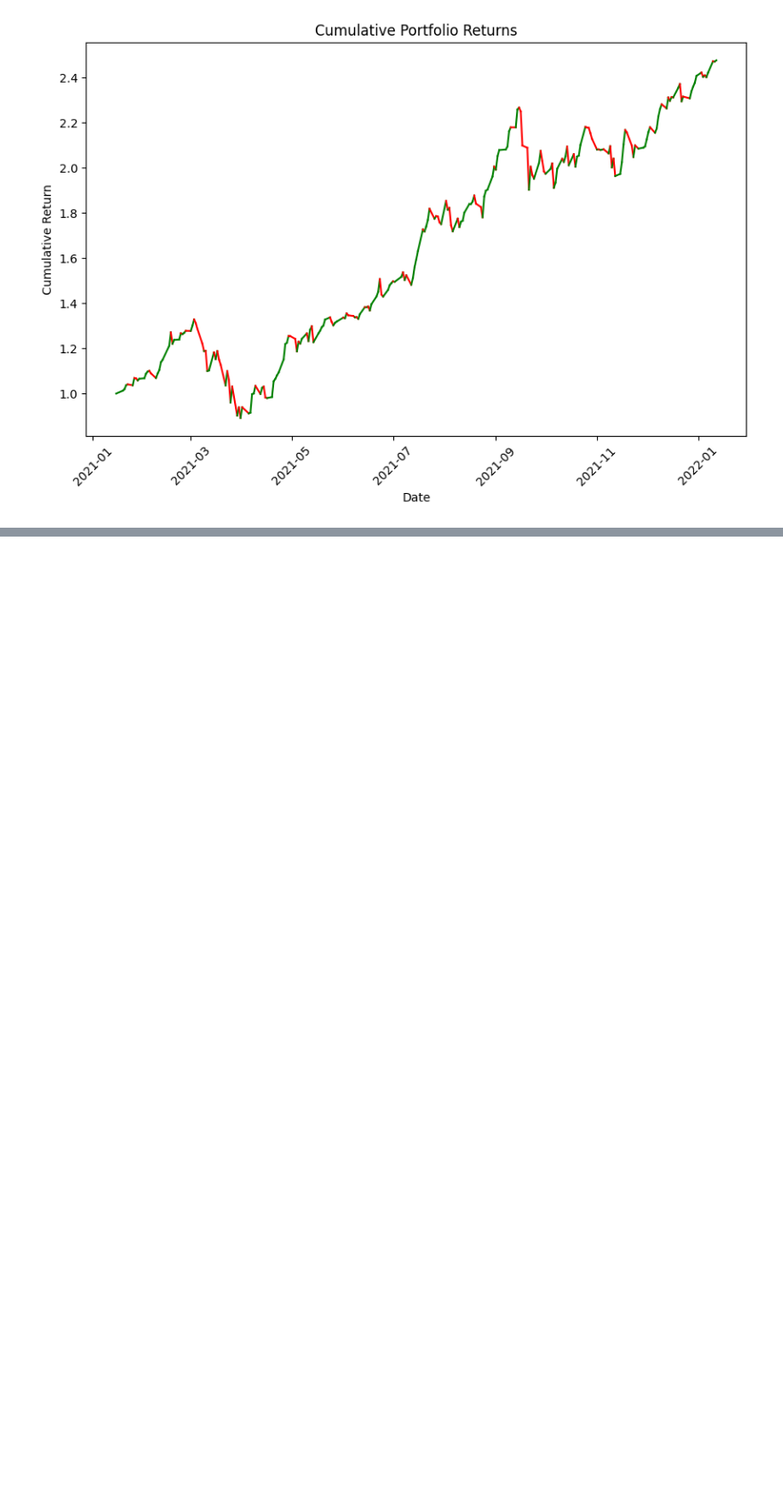
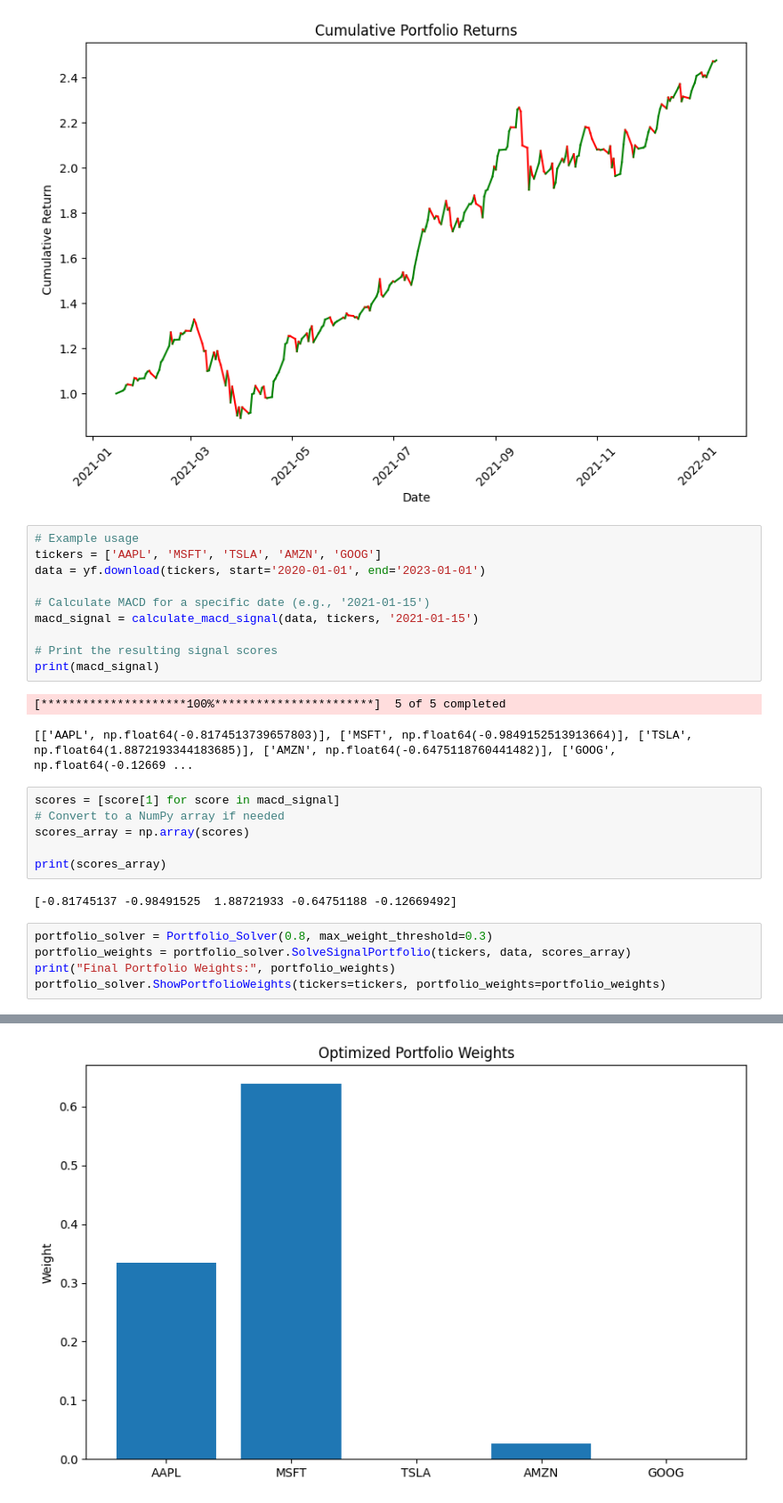
Before and after one commit to mathieupelo/SDA-Project, a Jupyter notebook: pipeline.ipynb, the cells around one changed output, grey strips where cells are left out. Shown at 89% size. Cells and saved outputs as stored; diff of their text form; blank space fills up the shorter version.

```diff
--- a/pipeline.ipynb
+++ b/pipeline.ipynb
@@ -81,3 +75,30 @@ portfolio_solver.ShowPortfolioPerformance(cumulative_returns, filtered_data)
 Total Portfolio Return: 147.66%
 Annualized Portfolio Return: 147.66%
 [figure]
+# %%
+# Example usage
+tickers = ['AAPL', 'MSFT', 'TSLA', 'AMZN', 'GOOG']
+data = yf.download(tickers, start='2020-01-01', end='2023-01-01')
+
+# Calculate MACD for a specific date (e.g., '2021-01-15')
+macd_signal = calculate_macd_signal(data, tickers, '2021-01-15')
+
+# Print the resulting signal scores
+print(macd_signal)
+# %% [output]
+[*********************100%***********************]  5 of 5 completed
+[['AAPL', np.float64(-0.8174513739657803)], ['MSFT', np.float64(-0.9849152513913664)], ['TSLA', np.float64(1.8872193344183685)], ['AMZN', np.float64(-0.6475118760441482)], ['GOOG', np.float64(-0.12669 ...
+# %%
+scores = [score[1] for score in macd_signal]
+# Convert to a NumPy array if needed
+scores_array = np.array(scores)
+
+print(scores_array)
+# %% [output]
+[-0.81745137 -0.98491525  1.88721933 -0.64751188 -0.12669492]
+# %%
+portfolio_solver = Portfolio_Solver(0.8, max_weight_threshold=0.3)
+portfolio_weights = portfolio_solver.SolveSignalPortfolio(tickers, data, scores_array)
+print("Final Portfolio Weights:", portfolio_weights)
+portfolio_solver.ShowPortfolioWeights(tickers=tickers, portfolio_weights=portfolio_weights)
+# %% [output]
@@ -83,0 +118 @@ Annualized Portfolio Return: 147.66%
+[figure, added]
```
Also changed, not shown: parts of 5 cells of this notebook, 1 other file.
